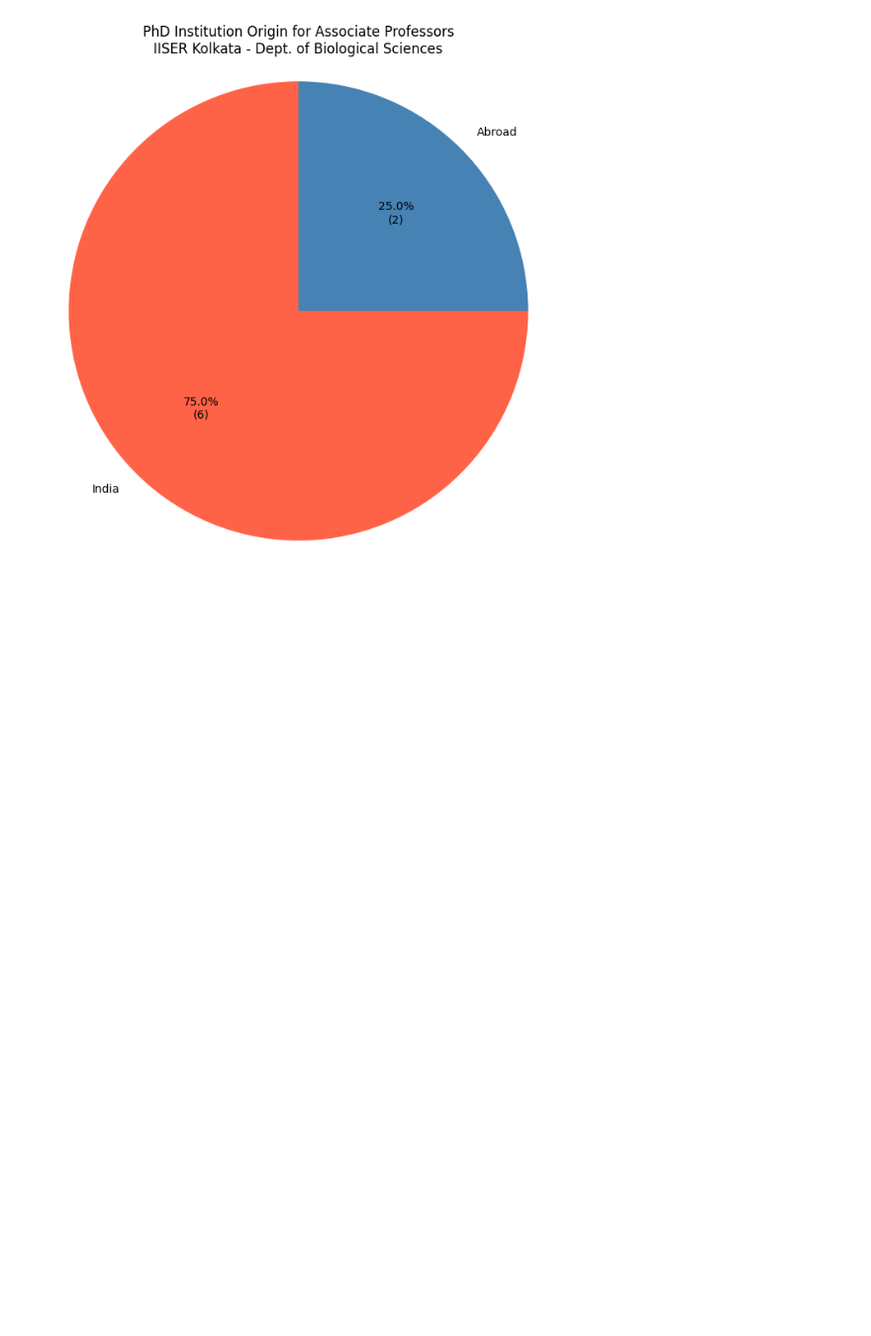
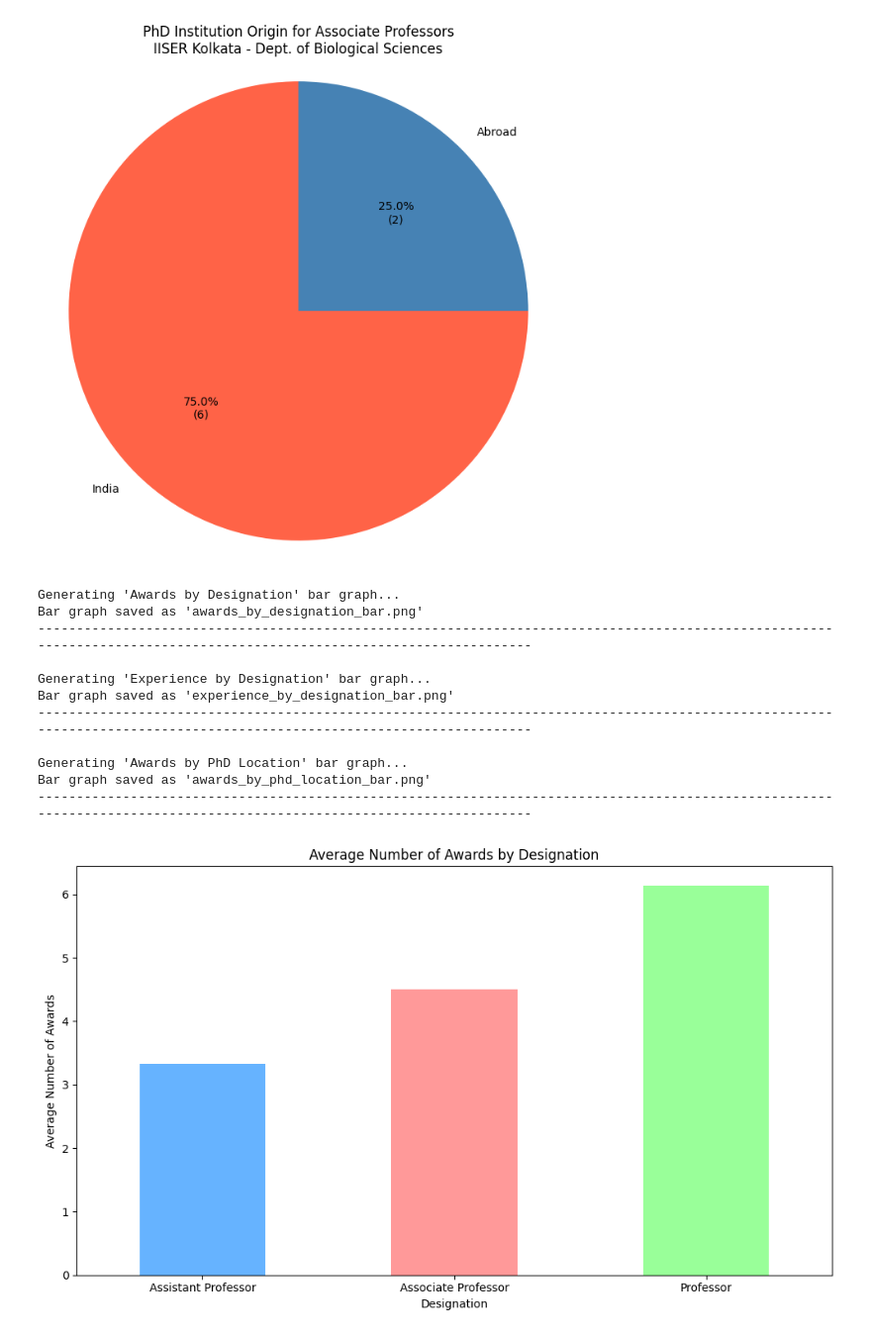
Before and after one commit to kirtikrajsp/Group12-IDC409, a Jupyter notebook: code254.ipynb, the cells around one changed output. Shown: that part at 99% size. Drawn from its saved outputs; the diff is of its cells as text; code cells hidden in the pictures; blank space fills up the shorter version.

```diff
--- a/code254.ipynb
+++ b/code254.ipynb
@@ -597,3 +597,71 @@ Pie chart saved as 'associateprofessor_phd_origin_pie_chart.png'
 [figure]
 [figure]
 [figure]
+# %%
+# --- Graph 1: Average Awards by Designation ---
+print("\nGenerating 'Awards by Designation' bar graph...")
+# Group by position and calculate the mean, filtering out 'Other'
+awards_by_pos = df[df['Position_Class'] != 'Other'].groupby('Position_Class')['Number_of_awards'].mean()
+# Re-order for logical presentation
+awards_by_pos = awards_by_pos.reindex(['Assistant Professor', 'Associate Professor', 'Professor'])
+
+plt.figure(figsize=(10, 6))
+awards_by_pos.plot(kind='bar', color=['#66b3ff', '#ff9999', '#99ff99'])
+plt.title('Average Number of Awards by Designation')
+plt.xlabel('Designation')
+plt.ylabel('Average Number of Awards')
+plt.xticks(rotation=0) # Keep labels horizontal
+plt.tight_layout()
+plt.savefig("awards_by_designation_bar.png")
+print("Bar graph saved as 'awards_by_designation_bar.png'")
+
+print('-----------------------------------------------------------------------------------------------------------------------------------------------------------------------')
+
+# --- Graph 2: Average Experience by Designation ---
+print("\nGenerating 'Experience by Designation' bar graph...")
+# Group by position and calculate the mean, filtering out 'Other'
+exp_by_pos = df[df['Position_Class'] != 'Other'].groupby('Position_Class')['Years_of_Experience'].mean()
+# Re-order for logical presentation
+exp_by_pos = exp_by_pos.reindex(['Assistant Professor', 'Associate Professor', 'Professor'])
+
+plt.figure(figsize=(10, 6))
+exp_by_pos.plot(kind='bar', color=['#66b3ff', '#ff9999', '#99ff99'])
+plt.title('Average Years of Experience by Designation')
+plt.xlabel('Designation')
+plt.ylabel('Average Years of Experience (since PhD)')
+plt.xticks(rotation=0) # Keep labels horizontal
+plt.tight_layout()
+plt.savefig("experience_by_designation_bar.png")
+print("Bar graph saved as 'experience_by_designation_bar.png'")
+
+print('-----------------------------------------------------------------------------------------------------------------------------------------------------------------------')
+
+# --- Graph 3: Average Awards by PhD Location ---
+print("\nGenerating 'Awards by PhD Location' bar graph...")
+# Group by PhD location and calculate the mean
+awards_by_phd_loc = df.groupby('PhD_Institution')['Number_of_awards'].mean()
+
+plt.figure(figsize=(8, 6))
+awards_by_phd_loc.plot(kind='bar', color=['#4682b4', '#ff6347'])
+plt.title('Average Number of Awards by PhD Location')
+plt.xlabel('PhD Location')
+plt.ylabel('Average Number of Awards')
+plt.xticks(rotation=0) # Keep labels horizontal
+plt.tight_layout()
+plt.savefig("awards_by_phd_location_bar.png")
+print("Bar graph saved as 'awards_by_phd_location_bar.png'")
+
+print('-----------------------------------------------------------------------------------------------------------------------------------------------------------------------')
+# %% [output]
+Generating 'Awards by Designation' bar graph...
+Bar graph saved as 'awards_by_designation_bar.png'
+-----------------------------------------------------------------------------------------------------------------------------------------------------------------------
+
+Generating 'Experience by Designation' bar graph...
+Bar graph saved as 'experience_by_designation_bar.png'
+-----------------------------------------------------------------------------------------------------------------------------------------------------------------------
+
+Generating 'Awards by PhD Location' bar graph...
+Bar graph saved as 'awards_by_phd_location_bar.png'
+-----------------------------------------------------------------------------------------------------------------------------------------------------------------------
+[figure, added]
```
Also changed, not shown: parts of 1 cell of this notebook.
